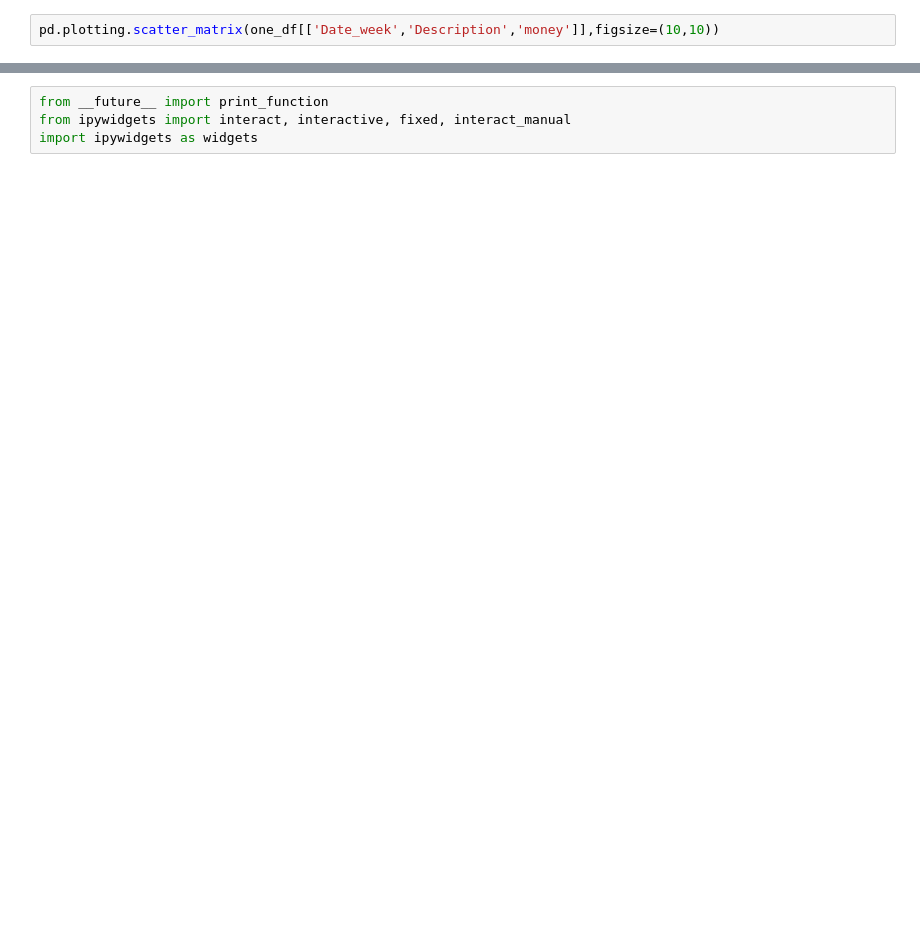
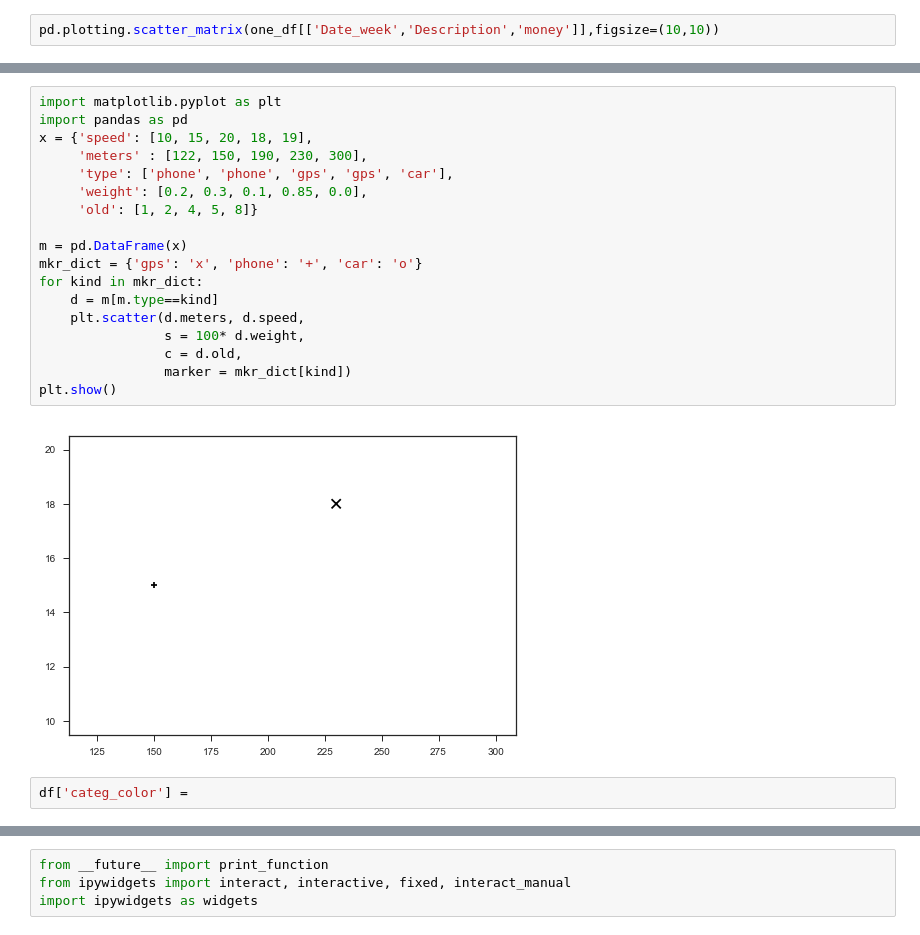
Before and after one commit to mdev111/DreamChaser, a Jupyter notebook: Untitled3.ipynb, the cells around one changed output, grey strips where cells are left out. Drawn from its saved outputs; the diff is of its cells as text; blank space fills up the shorter version.

```diff
--- a/Untitled3.ipynb
+++ b/Untitled3.ipynb
@@ -100,0 +118,22 @@ test.plot(x='Description', y='money', kind='line', figsize=(20,5))
+# %%
+import matplotlib.pyplot as plt
+import pandas as pd
+x = {'speed': [10, 15, 20, 18, 19],
+     'meters' : [122, 150, 190, 230, 300],
+     'type': ['phone', 'phone', 'gps', 'gps', 'car'],
+     'weight': [0.2, 0.3, 0.1, 0.85, 0.0],
+     'old': [1, 2, 4, 5, 8]}
+
+m = pd.DataFrame(x)
+mkr_dict = {'gps': 'x', 'phone': '+', 'car': 'o'}
+for kind in mkr_dict:
+    d = m[m.type==kind]
+    plt.scatter(d.meters, d.speed,
+                s = 100* d.weight,
+                c = d.old,
+                marker = mkr_dict[kind])
+plt.show()
+# %% [output]
+[figure, added]
+# %%
+df['categ_color'] =
```
Also changed, not shown: parts of 21 cells of this notebook.
